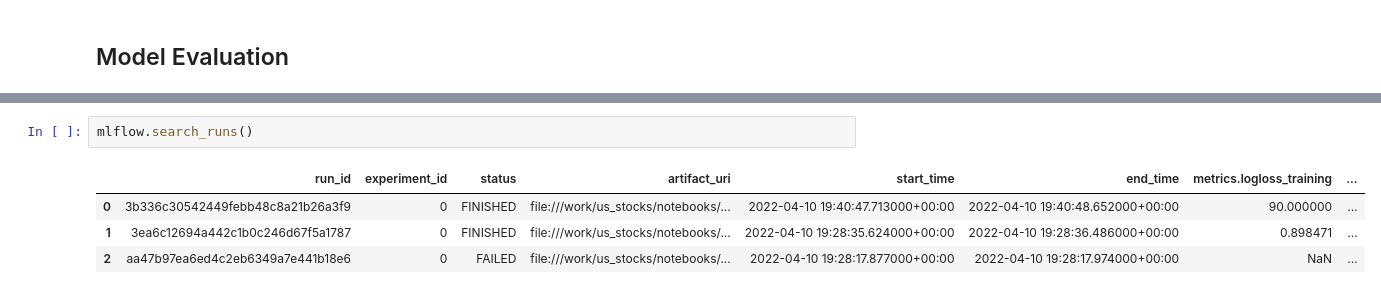
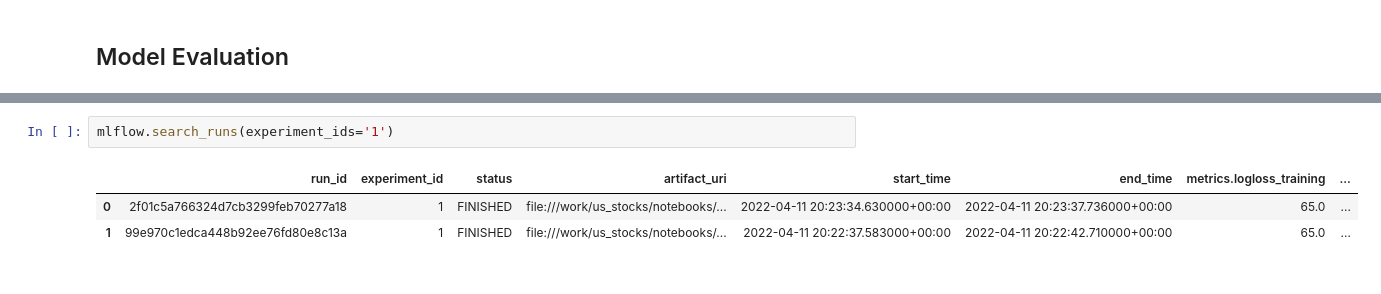
Before and after one commit to Volscente/us_stocks, a Jupyter notebook: notebooks/EDA_Simone_Porreca.ipynb, the cells around one changed output, grey strips where cells are left out. Drawn from its saved outputs; the diff is of its cells as text.

Commit message:
Set MLFlow Experiment

```diff
--- a/notebooks/EDA_Simone_Porreca.ipynb
+++ b/notebooks/EDA_Simone_Porreca.ipynb
@@ -235,10 +241,9 @@ Model score on the test set: 100.63
 # %%
-mlflow.search_runs()
+mlflow.search_runs(experiment_ids='1')
 # %% [output]
 |  | run_id | experiment_id | status | artifact_uri | start_time | end_time | metrics.logloss_training | ... |
-| 0 | 3b336c30542449febb48c8a21b26a3f9 | 0 | FINISHED | file:///work/us_stocks/notebooks/... | 2022-04-10 19:40:47.713000+00:00 | 2022-04-10 19:40:48.652000+00:00 | 90.000000 | ... |
-| 1 | 3ea6c12694a442c1b0c246d67f5a1787 | 0 | FINISHED | file:///work/us_stocks/notebooks/... | 2022-04-10 19:28:35.624000+00:00 | 2022-04-10 19:28:36.486000+00:00 | 0.898471 | ... |
-| 2 | aa47b97ea6ed4c2eb6349a7e441b18e6 | 0 | FAILED | file:///work/us_stocks/notebooks/... | 2022-04-10 19:28:17.877000+00:00 | 2022-04-10 19:28:17.974000+00:00 | NaN | ... |
+| 0 | 2f01c5a766324d7cb3299feb70277a18 | 1 | FINISHED | file:///work/us_stocks/notebooks/... | 2022-04-11 20:23:34.630000+00:00 | 2022-04-11 20:23:37.736000+00:00 | 65.0 | ... |
+| 1 | 99e970c1edca448b92ee76fd80e8c13a | 1 | FINISHED | file:///work/us_stocks/notebooks/... | 2022-04-11 20:22:37.583000+00:00 | 2022-04-11 20:22:42.710000+00:00 | 65.0 | ... |
 # %% [markdown]
 <a style='text-decoration:none;line-height:16px;display:flex;color:#5B5B62;padding:10px;justify-content:end;' href='https://deepnote.com?utm_source=created-in-deepnote-cell&projectId=f1efe245-29af-4be1-bb79-055f4abb0e16' target="_blank">
 <img alt='Created in deepnote.com' style='display:inline;max-height:16px;margin:0px;margin-right:7.5px;' src='embedded-picture-1' > </img>
```
Also changed, not shown: parts of 7 cells of this notebook.
